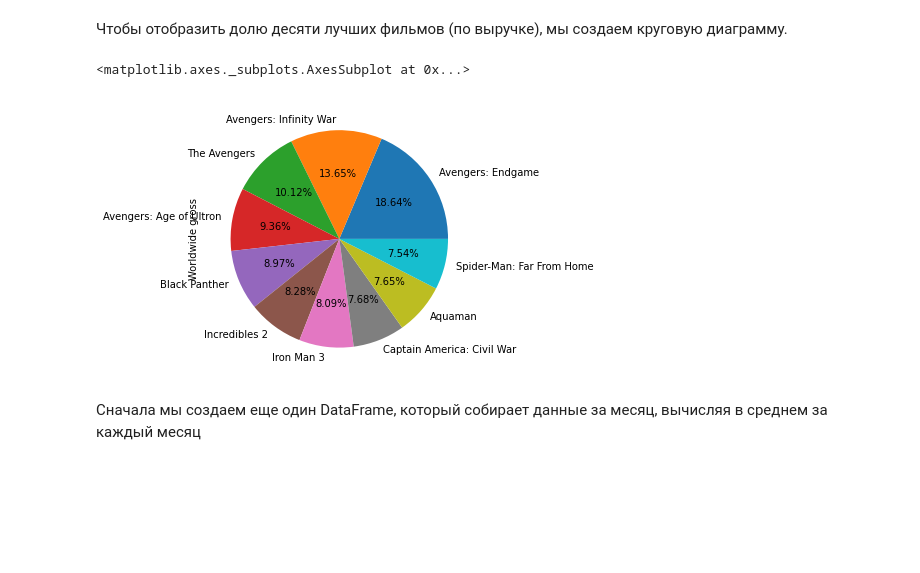
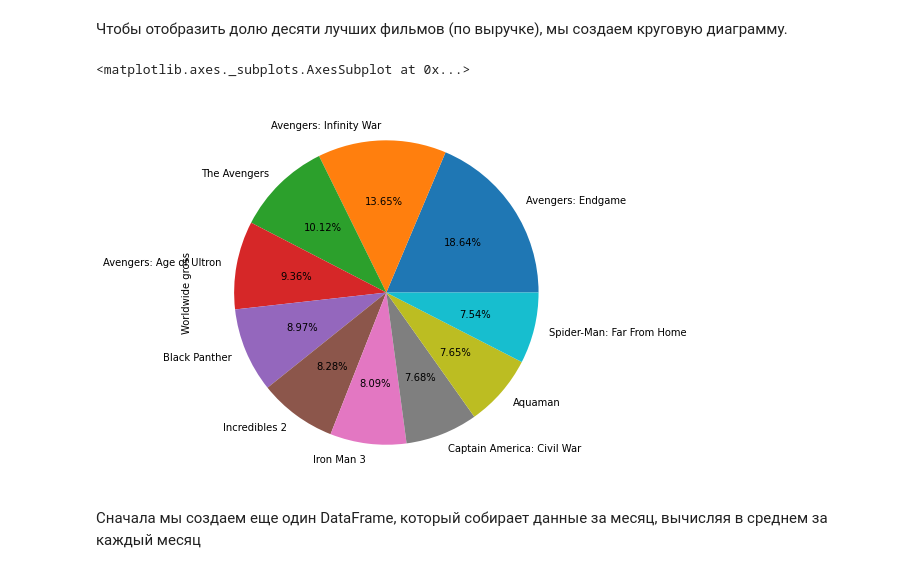
Before and after one commit to IofchuSasha/Practicheskie, a Jupyter notebook: студенты"ПРОА_ПРАКТИЧЕСКАЯ_РАБОТА_4_3_Обучающие_кейсы_по_анализу_данных_ipynb".ipynb, the cells around one changed output. Saved outputs shown, nothing was run; the diff lists cells and outputs as text; code cells hidden in the pictures; blank space fills up the shorter version.

```diff
--- a/студенты"ПРОА_ПРАКТИЧЕСКАЯ_РАБОТА_4_3_Обучающие_кейсы_по_анализу_данных_ipynb".ipynb
+++ b/студенты"ПРОА_ПРАКТИЧЕСКАЯ_РАБОТА_4_3_Обучающие_кейсы_по_анализу_данных_ipynb".ipynb
@@ -81,6 +81,8 @@ df['Worldwide gross'].head(5)
 3    1405403694
 4    1346913171
 Name: Worldwide gross, dtype: int64
+# %%
+df.drop(['Source','Ref'],axis=1,inplace=True)
 # %%
 df
 # %% [output]
@@ -149,10 +151,10 @@ for p in ax.patches:
 Чтобы отобразить долю десяти лучших фильмов (по выручке), мы создаем круговую диаграмму.
 # %%
 df1['Worldwide gross'].head(10).plot(kind='pie',autopct='%.2f%%',labels=df1['Film'],
-figsize=(10,5))
+figsize=(10,7))
 # %% [output]
 <matplotlib.axes._subplots.AxesSubplot at 0x...>
-[figure, old version]
+[figure, new version]
 # %% [markdown]
 Сначала мы создаем еще один DataFrame, который собирает данные за месяц, вычисляя в среднем за каждый месяц
 # %%
```
Also changed, not shown: parts of 1 cell of this notebook.
